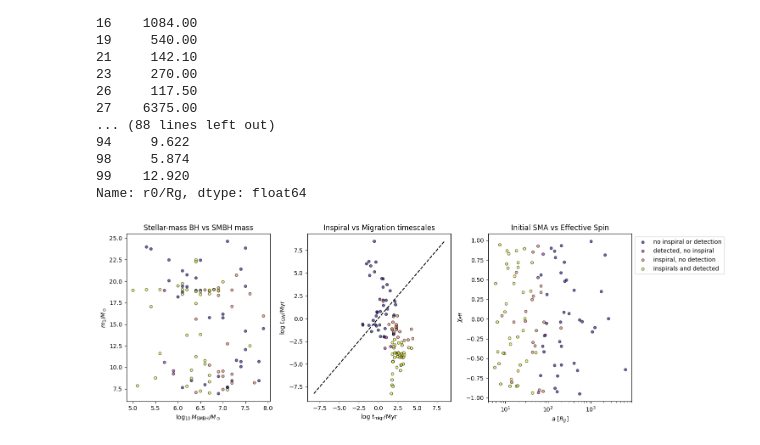
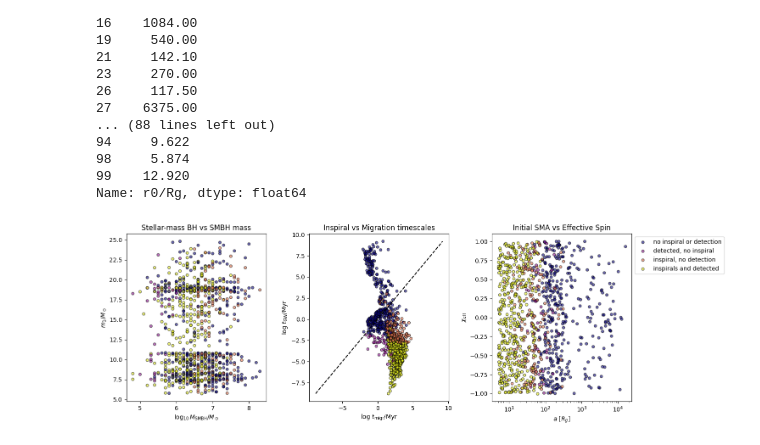
Before and after one commit to jt-stevenson/EMRIs_test, a Jupyter notebook: EMRIs_plots.ipynb, the cells around one changed output. Drawn from its saved outputs; the diff is of its cells as text; code cells hidden in the pictures.

```diff
--- a/EMRIs_plots.ipynb
+++ b/EMRIs_plots.ipynb
@@ -9,13 +9,18 @@ import binary_formation_distribution_V8 as myscript
 import NT_disk_Eqns_V1 as jscript
 import pagn.constants as ct
 # %%
-filename = "EMRIs_Jupiter/SG/alpha_0.01/EMRIs_G23_1g.txt"
+filename = "EMRIs_Jupiter/SG/alpha_0.01/EMRIs_G23_Ng_1000_events.txt"
 # %%
 with open(filename) as f:
     lines = f.readlines()
 
 header_end = lines.index("Data:\n") + 1
-print(header_end)
 
 data = pd.read_csv(filename, delimiter=" ", skiprows=header_end)
+
+data.columns = [col.strip().replace(",", "") for col in data.columns]
+print(data.keys())
+
+N=len(data["m1/Msun"])
+print(f'Columns: {header_end}, Rows: {N}')
 # %% [output]
@@ -31,5 +32,17 @@ Index(['logMBH/Msun', 'm1/Msun', 'r0/Rg', 'chi_eff', 'T/Myr', 't_gw/Myr',
 # %%
-for i in range (0, len(data['lisa_flag'])):
-    if data['lisa_flag'][i]==0:
-        print(f'event {i} does not enter LISA band before T_disk')
+# for i in range (0, len(data['lisa_flag'])):
+#     if data['lisa_flag'][i]==0:
+#         print(f'event {i} does not enter LISA band before T_disk')
+
+
+H0 = 70 * 1000 * ct.yr / (1e6 * ct.pc) #km s^-s Mpc_^-1
+t0 = 1.0/H0
+print(t0/1e6)
+
+for i in range (0, N):
+    if data['is_emri'][i]==0:
+        t_gw=data['t_gw/Myr'][i]
+        t_m=data['t_migr/Myr'][i]
+        if (min(t_m, t_gw) < t0)==False:
+            print(f'event {i} will not inspiral before T_disc, and will not inspiral within t0')
 # %% [output]
@@ -211,6 +208,9 @@ no inspiral or detection 1     2600.00
 Name: r0/Rg, dtype: float64
 # %%
 colour='plasma'
+
+dir='flagged_EMRIs'
+N=len(data["m1/Msun"])
 
 fig, axs = plt.subplots(1, 3, figsize=(15, 5), dpi=100)
 
@@ -228,35 +228,35 @@ t_migr = np.log10(data["t_migr/Myr"])
 t_gw = np.log10(data["t_gw/Myr"])
 sc2 = axs[i].scatter(t_migr, t_gw, c=data["final_flag"], cmap=colour, alpha=0.6, edgecolor='k', s=20)
 axs[i].plot([min(t_gw.min(), t_migr.min()), max(t_gw.max(), t_migr.max())],
             [min(t_gw.min(), t_migr.min()), max(t_gw.max(), t_migr.max())],
             'k--', label=r'$t_{\rm GW} = t_{\rm migr}$')
 
 axs[i].set_xlabel(r'log $t_{\rm migr}$/Myr')
 axs[i].set_ylabel(r'log $t_{\rm GW}$/Myr')
 axs[i].set_title('Inspiral vs Migration timescales')
 
 i=2
 cmap = plt.colormaps[colour]
 colors_map = {0: cmap(0.), 1: cmap(1.0/3), 2: cmap(2.0/3), 3: cmap(1.)}
 for k in range(0, groups.ngroups):
     # axs[i].scatter(group["r0/Rg"], group["chi_eff"], color=colors_map[label],
     #             label="detected by LISA" if label else "not detected by LISA" else "inspirals" else "does not inspiral",
     #             s=20, alpha=0.6, edgecolor="k")
     axs[i].scatter(groups.get_group(k)["r0/Rg"], groups.get_group(k)["chi_eff"], color=colors_map[k],
                    label=labels[k],
                    s=20, alpha=0.6, edgecolor="k")
 axs[i].set_xlabel(r'$a$ [$R_g$]')
 axs[i].set_xscale('log')
 axs[i].set_ylabel(r'$\chi_{\rm eff}$')
 axs[i].set_title('Initial SMA vs Effective Spin')
 # axs[i].legend()
 axs[i].legend(bbox_to_anchor=(1,1))
 
 plt.tight_layout()
-plt.savefig('flagged_EMRIs/summary.pdf')
+plt.savefig(f'{dir}/summary_{N}.pdf')
 plt.show()
 # %% [output]
-[figure, old version]
+[figure, new version]
 # %%
 # Function to make 1 scatter + marginal histograms
 def plot_with_marginals(fig, data, x, y, is_emri, xlabel, ylabel, title, logx=False, logy=False):
```
Also changed, not shown: parts of 7 cells of this notebook, 2 other files.
